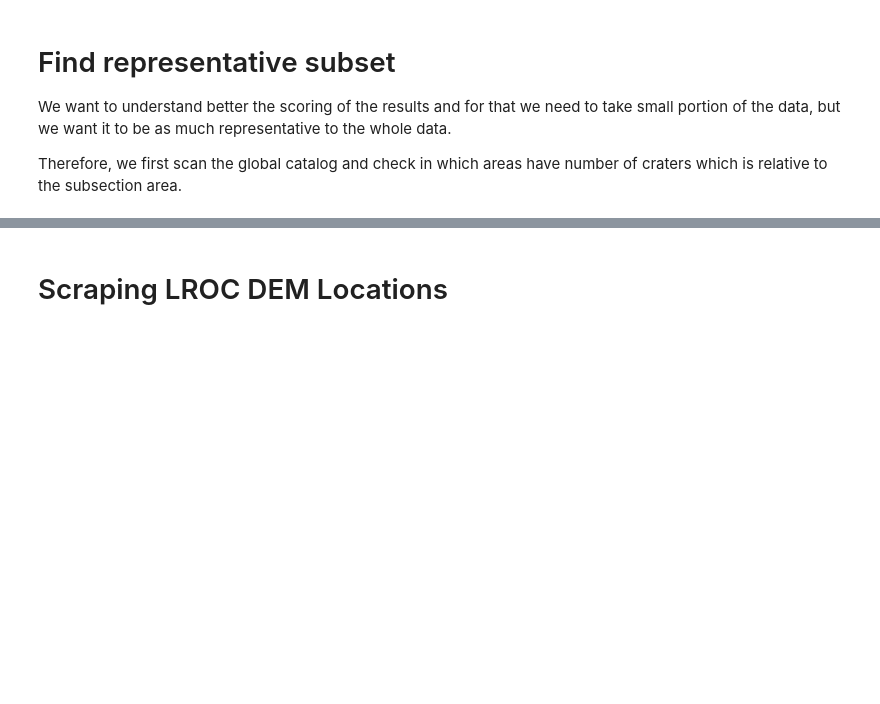
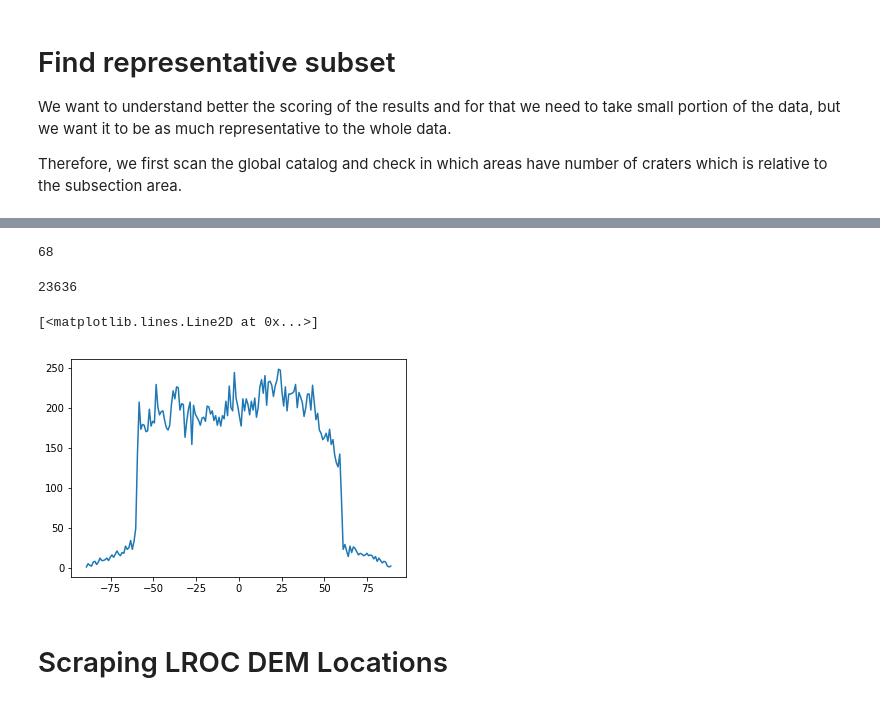
Before and after one commit to arielgis/DLM-Project, a Jupyter notebook: analysis/find_representative_subset.ipynb, the cells around one changed output, grey strips where cells are left out. Drawn from its saved outputs; the diff is of its cells as text; code cells hidden in the pictures; blank space fills up the shorter version.

```diff
--- a/analysis/find_representative_subset.ipynb
+++ b/analysis/find_representative_subset.ipynb
@@ -81,3 +103,25 @@ best match found at lats -18 - -6, longs -63 - -45, with 257 craters.
+# %%
+lon=-63; lat=-18
+
+ind = (ca.Lon>lon) & (ca.Lon<=lon+lon_win_size) & (ca.Lat>lat) & (ca.Lat<=lat+lat_win_size)
+sum(ind)
+# %% [output]
+68
+# %%
+sum((ca.Lat>-60) & (ca.Lat<60))
+# %% [output]
+23636
+# %%
+(n,bins)=np.histogram(ca.Lat, bins=180)
+# %%
+b=[]
+for i in range(len(bins)-1):
+    b.append((bins[i+1]+bins[i])/2)
+plt.plot(b,n)
+# plt.plot(b,n/np.cos(np.radians(b)))
+# %% [output]
+[<matplotlib.lines.Line2D at 0x...>]
+[figure, added]
 # %% [markdown]
 # Scraping LROC DEM Locations
 # %%
```
Also changed, not shown: parts of 11 cells of this notebook.
